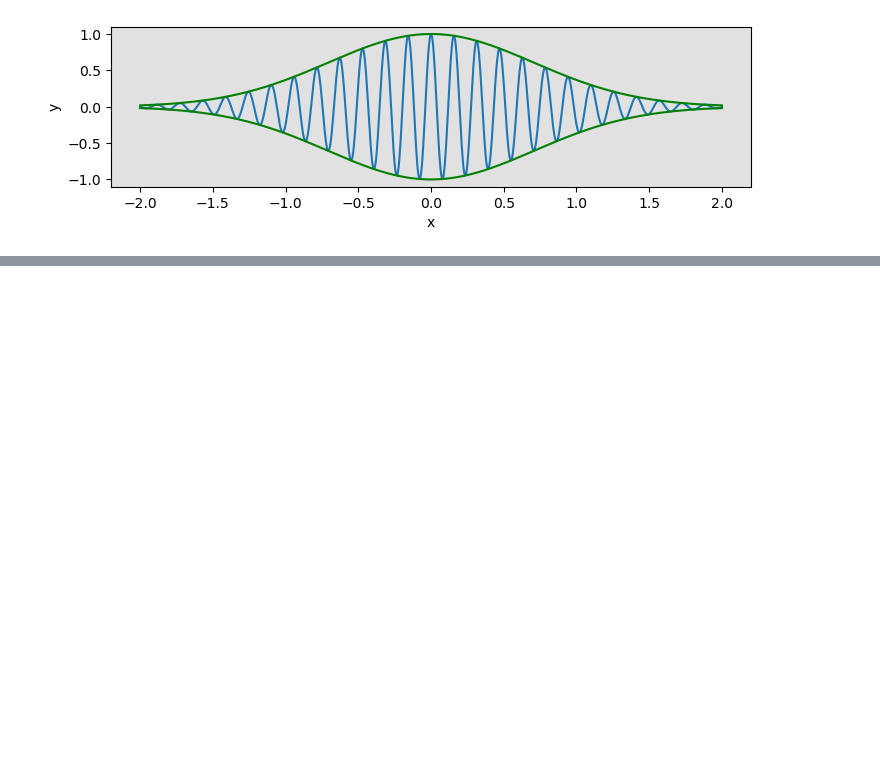
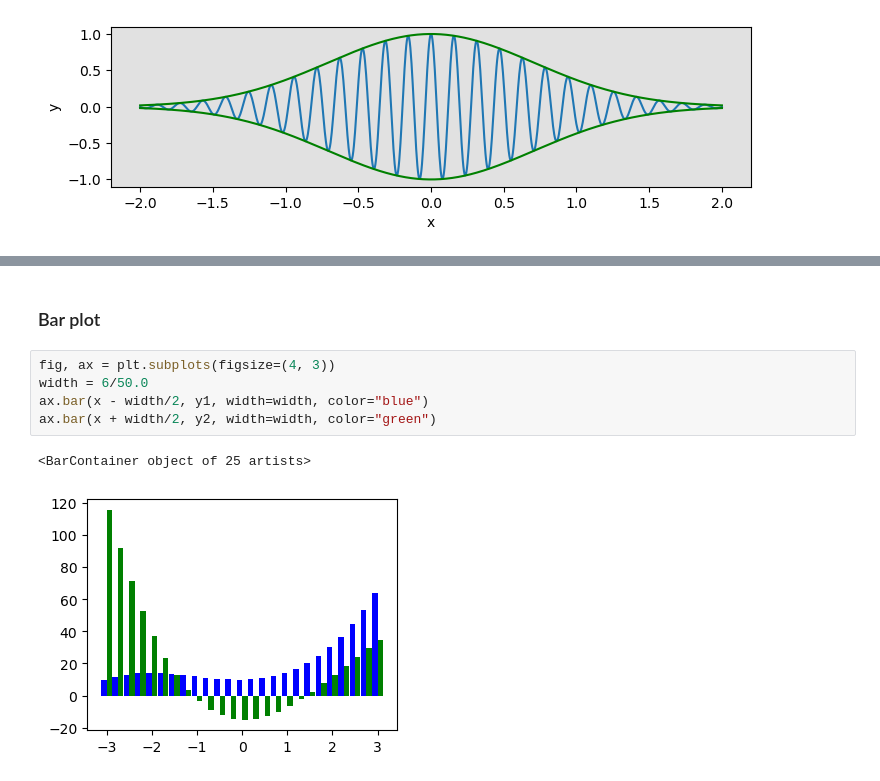
Before and after one commit to luigiselmi/numethods, a Jupyter notebook: plotting_and_visualization.ipynb, the cells around one changed output, grey strips where cells are left out. Saved outputs shown, nothing was run; the diff lists cells and outputs as text; blank space fills up the shorter version.

```diff
--- a/plotting_and_visualization.ipynb
+++ b/plotting_and_visualization.ipynb
@@ -60,0 +85,10 @@ Text(0, 0.5, 'y')
+# %% [markdown]
+### Bar plot
+# %%
+fig, ax = plt.subplots(figsize=(4, 3))
+width = 6/50.0
+ax.bar(x - width/2, y1, width=width, color="blue")
+ax.bar(x + width/2, y2, width=width, color="green")
+# %% [output]
+<BarContainer object of 25 artists>
+[figure, added]
```
Also changed, not shown: parts of 12 cells of this notebook, 1 other file.
